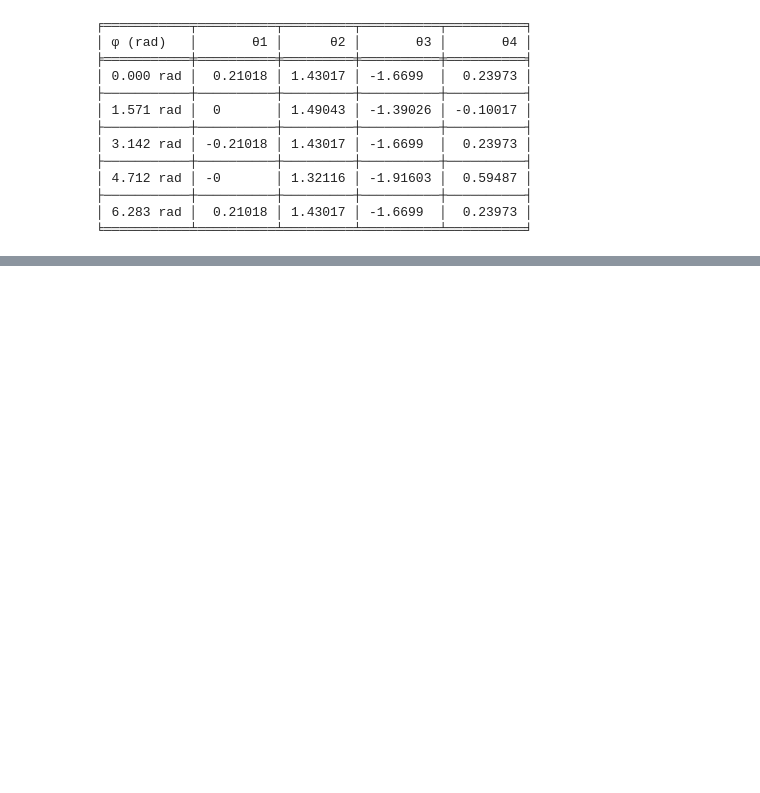
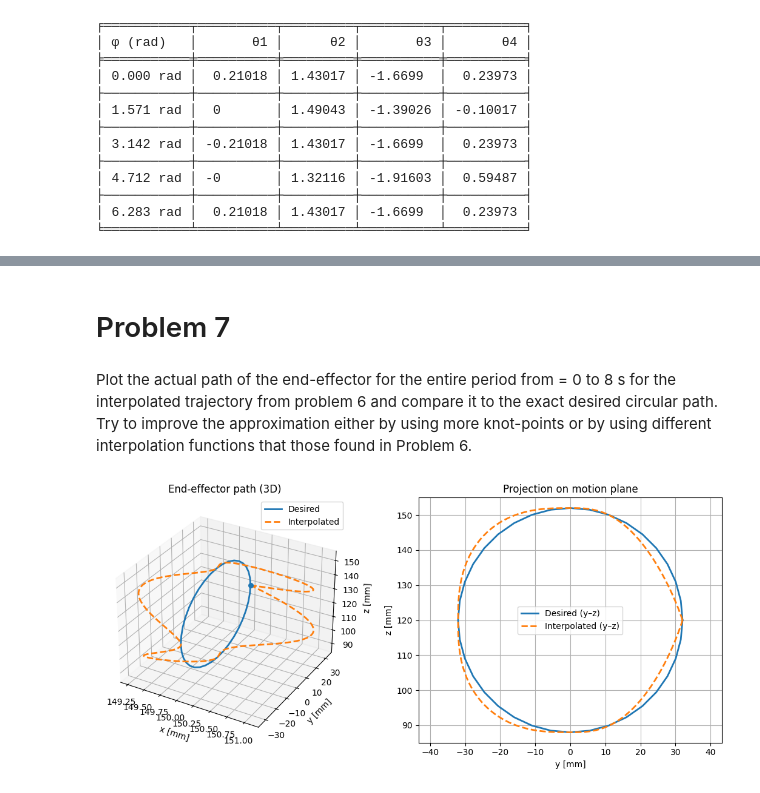
Before and after one commit to jzhou-k/34753_Robotics_Group19, a Jupyter notebook: ProblemSol.ipynb, the cells around one changed output, grey strips where cells are left out. Cells and saved outputs as stored; diff of their text form; code cells hidden in the pictures; blank space fills up the shorter version.

Commit message:
Completed Q6 and 7 in ProblemSol.ipynb

```diff
--- a/ProblemSol.ipynb
+++ b/ProblemSol.ipynb
@@ -652,0 +400,16 @@ NameError: name 'q_here' is not defined
+# %%
+# End-effector linear velocities (mm/s) at each knot
+v_lin_knots = [
+    (0.0,   0.0,   0.0),
+    (0.0, -27.0,  0.0),
+    (0.0,   0.0, -27.0),
+    (0.0,  27.0,  0.0),
+    (0.0,   0.0,   0.0),
+]
+
+# Determine the joint angles at these knots
+q_knots = RF.get_q_knots(Q_rad, picks)
+
+# Determine joint velocities at these knots - from EE velocities
+qdot_knots = RF.compute_qdot_knots(q_knots, v_lin_knots, d1, d2, d3, d4, T45, lam=None)
+RF.print_joint_table(phi_labels, q_knots, qdot_knots)
@@ -652,0 +430,13 @@ NameError: name 'q_here' is not defined
+# %%
+# Construct joint-space quintic trajectories between the knots
+# Each 2-sec segment satisfies the boundary conditions for joint pos, vel, and accel
+coeffs = RF.build_segment_coeffs(q_knots, qdot_knots, Tseg=2.0)
+
+# Compute the world path from the interpolated join trajectory
+# xyz_actual is the path generated by the interpolated joint trajectory (via FK)
+# xyz_desired is the original "ideal circle" from the 37 sampled configurations
+ts, xyz_actual, xyz_desired = RF.sample_paths(coeffs, Q_rad, d1, d2, d3, d4, N=400, T_total=8.0)
+rmse_mm = RF.compute_rmse(xyz_actual, xyz_desired)
+
+# Compute trajectory accuracy via RMSE
+print(f"\nPath RMSE (mm): {rmse_mm:.3f}")
@@ -652,0 +475,8 @@ NameError: name 'q_here' is not defined
+# %% [markdown]
+# Problem 7
+# %% [markdown]
+Plot the actual path of the end-effector for the entire period from = 0 to 8 s for the interpolated trajectory from problem 6 and compare it to the exact desired circular path. Try to improve the approximation either by using more knot-points or by using different interpolation functions that those found in Problem 6.
+# %%
+RF.plot_paths(ts, xyz_actual, xyz_desired)
+# %% [output]
+[figure, added]
```
Also changed, not shown: parts of 10 cells of this notebook, 1 other file.
